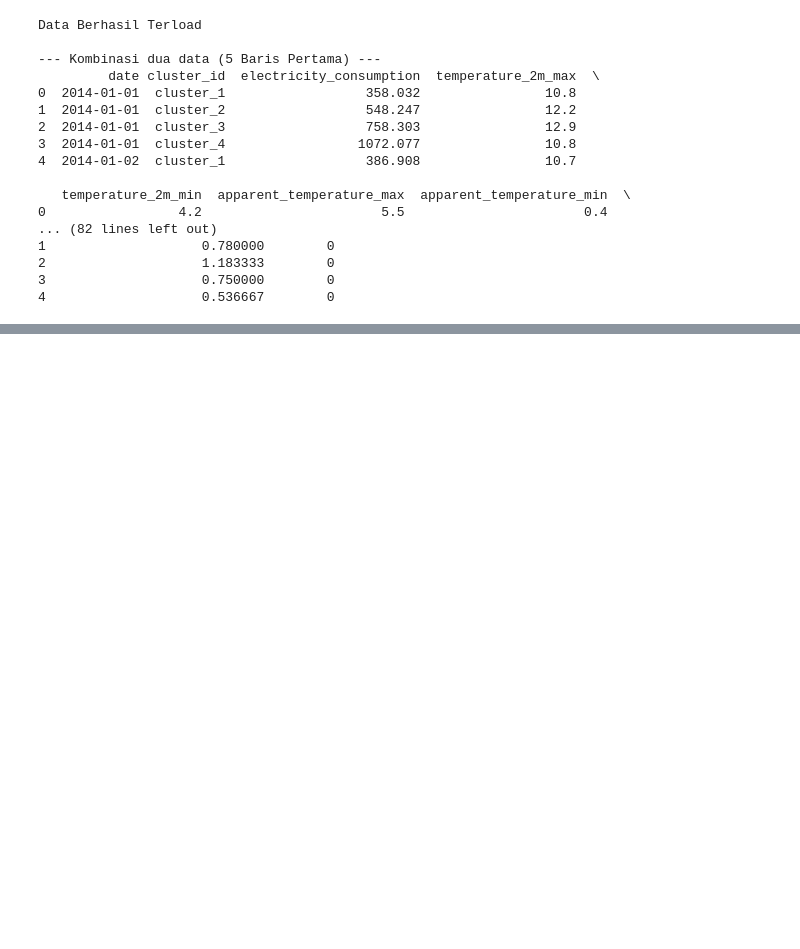
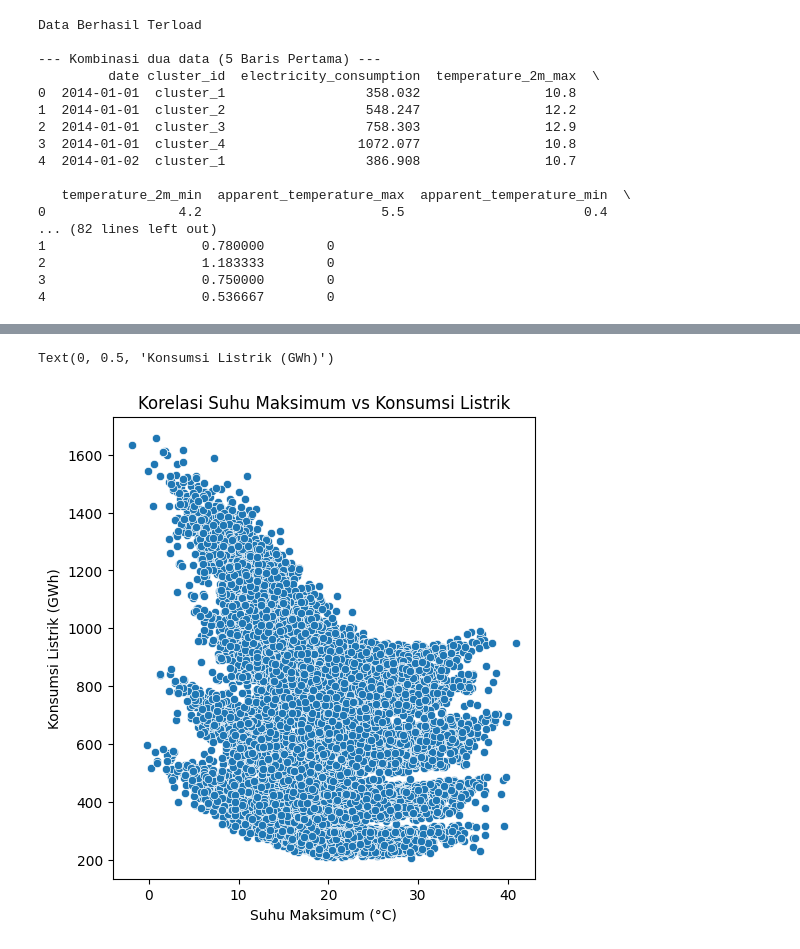
Before and after one commit to Elmanda1/DSA_COMPFEST, a Jupyter notebook: compfest.ipynb, the cells around one changed output, grey strips where cells are left out. Drawn from its saved outputs; the diff is of its cells as text; code cells hidden in the pictures; blank space fills up the shorter version.

```diff
--- a/compfest.ipynb
+++ b/compfest.ipynb
@@ -134,0 +259,18 @@ all_df.info()
+# %%
+
+
+# 1. Buat figure kosong dengan 2 subplots
+plt.figure(figsize=(12, 6))
+
+# 2. Plot: Suhu Maksimum vs Konsumsi
+plt.subplot(1, 2, 1)
+sns.scatterplot(
+    x=all_df['temperature_2m_max'],
+    y=all_df['electricity_consumption']
+)
+plt.title('Korelasi Suhu Maksimum vs Konsumsi Listrik')
+plt.xlabel('Suhu Maksimum (°C)')
+plt.ylabel('Konsumsi Listrik (GWh)')
+# %% [output]
+Text(0, 0.5, 'Konsumsi Listrik (GWh)')
+[figure, added]
```
Also changed, not shown: parts of 25 cells of this notebook, 1 other file.
